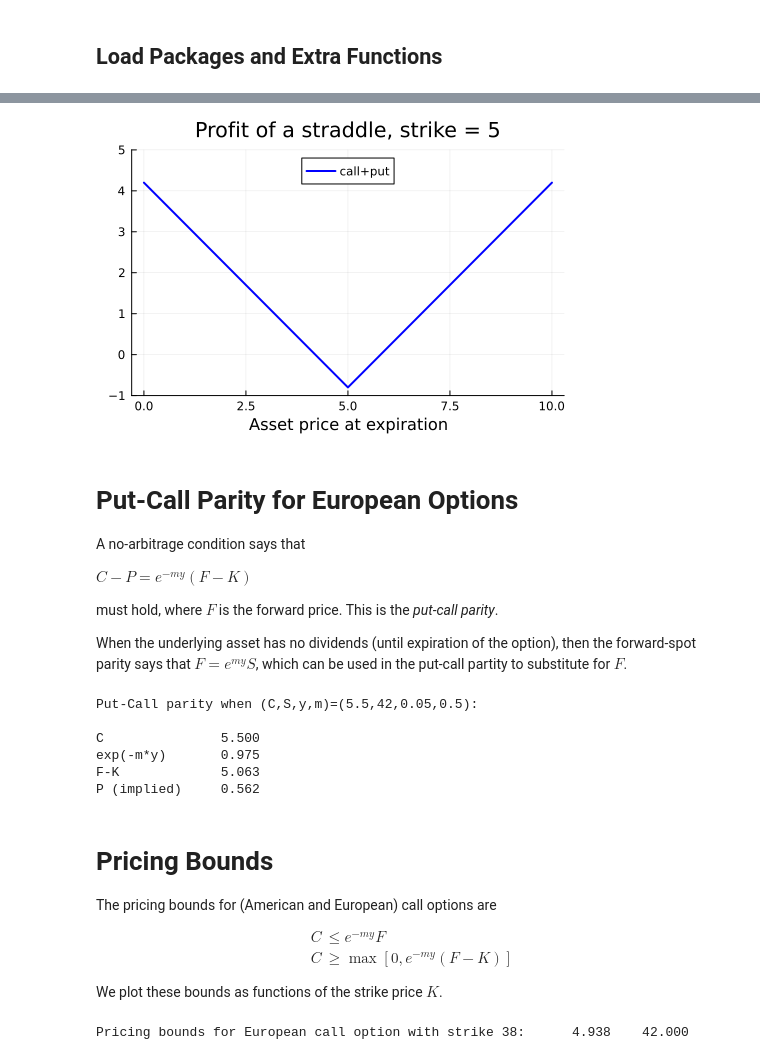
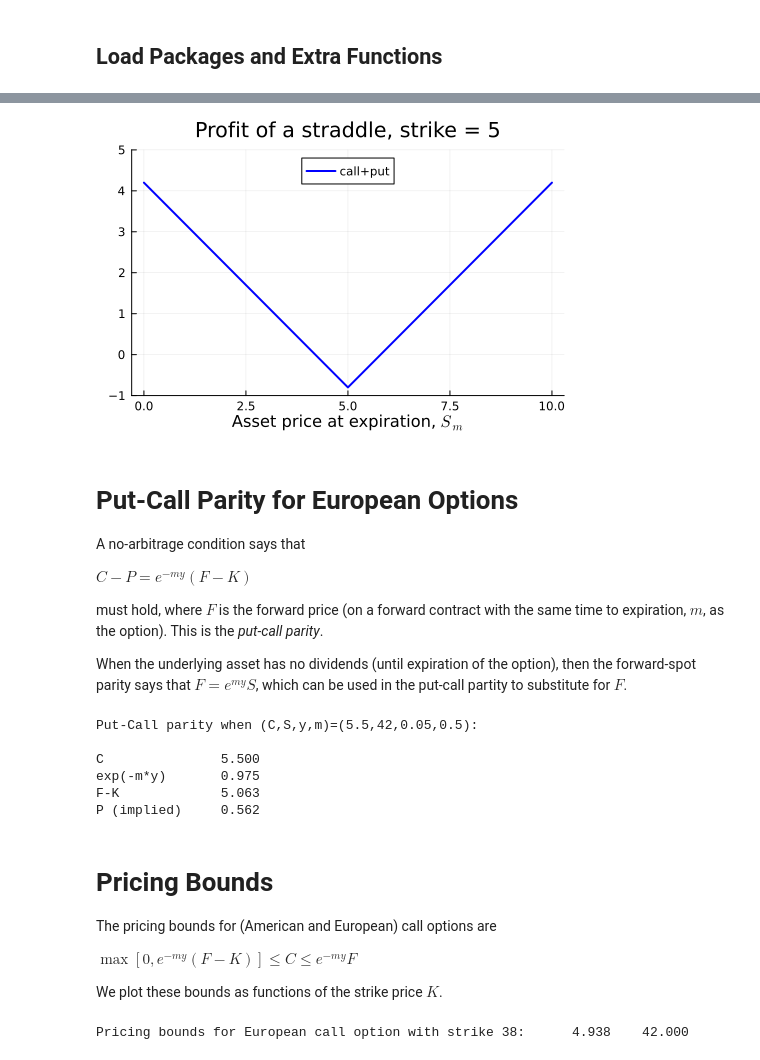
Before and after one commit to PaulSoderlind/FinancialTheoryMSc, a Jupyter notebook: Ch19_Options1.ipynb, the cells around one changed output, grey strips where cells are left out. Drawn from its saved outputs; the diff is of its cells as text; code cells hidden in the pictures.

```diff
--- a/Ch19_Options1.ipynb
+++ b/Ch19_Options1.ipynb
@@ -75,17 +75,17 @@ display(p1)
 # %%
 StraddleProfit = CallProfit + PutProfit   #a straddle: 1 call and 1 put
 
 p1 = plot( Sₘ_range,StraddleProfit,
            linecolor = :blue,
            linewidth = 2,
            label = "call+put",
            ylim = (-1,5),
            legend = :top,
            title = "Profit of a straddle, strike = $K",
-           xlabel = "Asset price at expiration" )
+           xlabel = L"Asset price at expiration, $S_m$" )
 display(p1)
 # %% [output]
-[figure, old version]
+[figure, new version]
 # %% [markdown]
 # Put-Call Parity for European Options
 
@@ -95,7 +95,7 @@ $
 C-P=e^{-my}(F-K)
 $
 
-must hold, where $F$ is the forward price. This is the *put-call parity*.
+must hold, where $F$ is the forward price (on a forward contract with the same time to expiration, $m$, as the option). This is the *put-call parity*.
 
 When the underlying asset has no dividends (until expiration of the option), then the forward-spot parity says that $F=e^{my}S$, which can be used in the put-call partity to substitute for $F$.
 # %%
@@ -121,12 +121,9 @@ P (implied)     0.562
 
 The pricing bounds for (American and European) call options are
 
-$$
-\begin{align*}
-C  &  \leq e^{-my}F\\
-C  &  \geq\max[0,e^{-my}(F-K)]
-\end{align*}
-$$
+$
+\max[0,e^{-my}(F-K)] \leq C \leq e^{-my}F
+$
 
 We plot these bounds as functions of the strike price $K$.
 # %%
```
Also changed, not shown: parts of 7 cells of this notebook.
